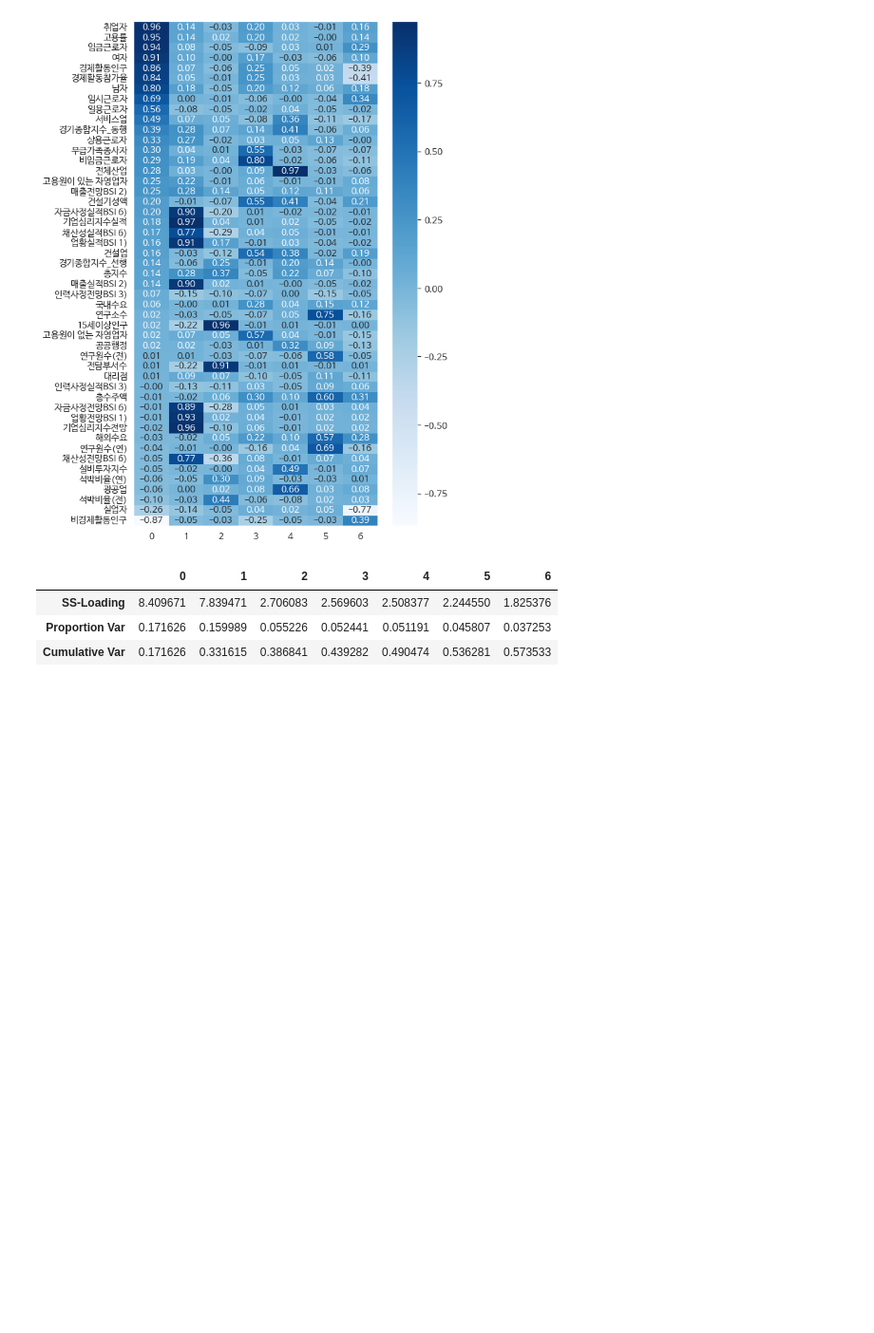
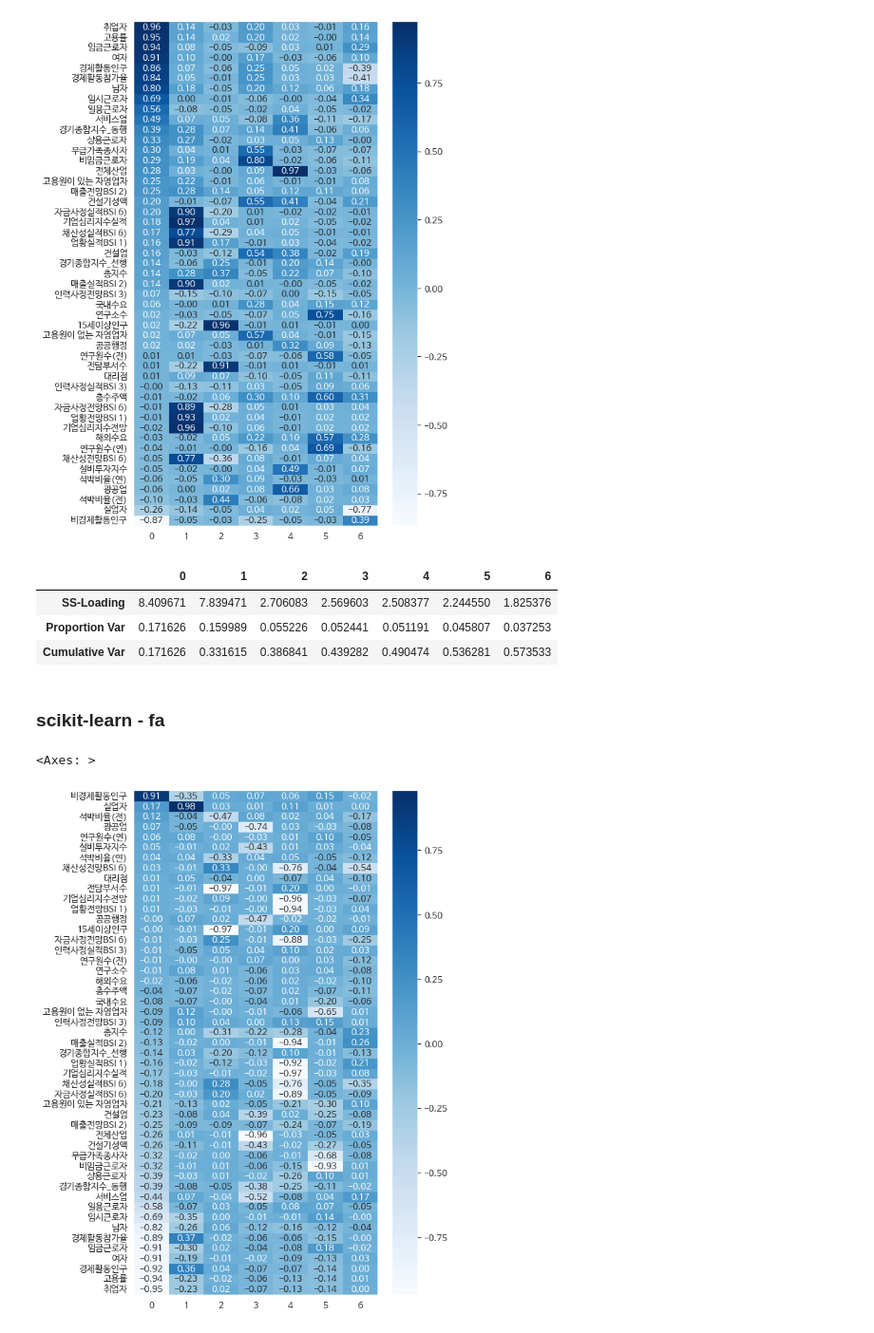
Before and after one commit to hugwolf77/SCAS, a Jupyter notebook: corpRch_ecoAct/NoteBook/02_EDA_FA.ipynb, the cells around one changed output. Shown at 95% size. Saved outputs shown, nothing was run; the diff lists cells and outputs as text; code cells hidden in the pictures; blank space fills up the shorter version.

Commit message:
update Factor Analysis

```diff
--- a/corpRch_ecoAct/NoteBook/02_EDA_FA.ipynb
+++ b/corpRch_ecoAct/NoteBook/02_EDA_FA.ipynb
@@ -311,3 +314,16 @@ var
 | SS-Loading | 8.409671 | 7.839471 | 2.706083 | 2.569603 | 2.508377 | 2.244550 | 1.825376 |
 | Proportion Var | 0.171626 | 0.159989 | 0.055226 | 0.052441 | 0.051191 | 0.045807 | 0.037253 |
 | Cumulative Var | 0.171626 | 0.331615 | 0.386841 | 0.439282 | 0.490474 | 0.536281 | 0.573533 |
+# %% [markdown]
+### scikit-learn - fa
+# %%
+fa_02 = sk_FA(n_components=factor, rotation='varimax').fit(dfsf)
+ff = pd.DataFrame(fa_02.components_)
+efa_result_02 = ff.T
+efa_result_02.index=dfsf.columns
+efa_rs_02 = efa_result_02.round(3).sort_values(by=[k for k  in range(0,factor)],ascending=False)
+plt.figure(figsize=(6,10))
+sns.heatmap(efa_rs_02, cmap="Blues", annot=True, fmt='.2f')
+# %% [output]
+<Axes: >
+[figure, added]
```
Also changed, not shown: parts of 2 cells of this notebook, 1 other file.
